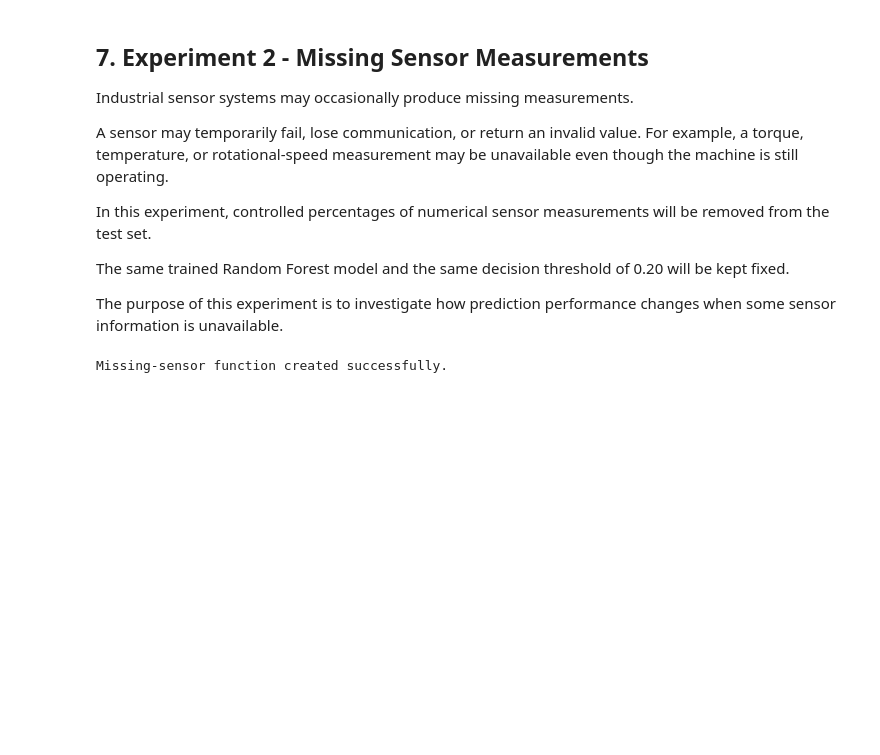
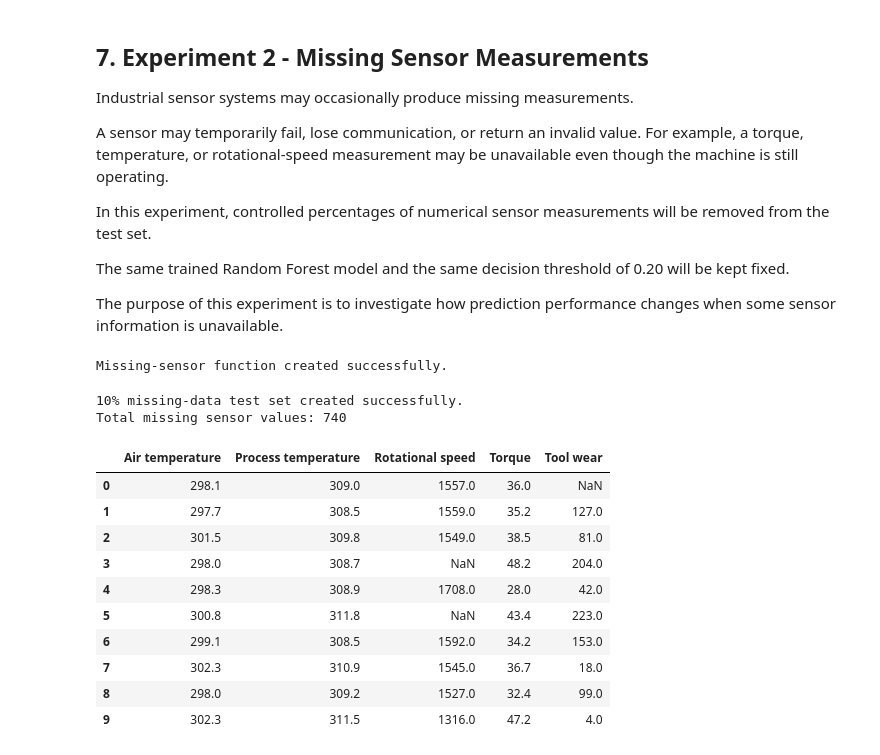
Before and after one commit to aacaas5/reliable-machine-failure-prediction-under-imbalanced-and-corrupted-sensor-data, a Jupyter notebook: notebooks/03_robustness_experiments.ipynb, the cells around one changed output. Cells and saved outputs as stored; diff of their text form; code cells hidden in the pictures; blank space fills up the shorter version.

```diff
--- a/notebooks/03_robustness_experiments.ipynb
+++ b/notebooks/03_robustness_experiments.ipynb
@@ -820,3 +820,65 @@ def add_missing_sensor_values(
 print("Missing-sensor function created successfully.")
 # %% [output]
 Missing-sensor function created successfully.
+# %%
+X_test_missing_10 = X_test.copy()
+
+# Convert numerical sensor columns to float
+# so that they can store NaN missing values
+X_test_missing_10[
+    numeric_sensor_features
+] = X_test_missing_10[
+    numeric_sensor_features
+].astype(float)
+
+rng = np.random.default_rng(RANDOM_STATE)
+
+random_values = rng.random(
+    size=(
+        len(X_test_missing_10),
+        len(numeric_sensor_features)
+    )
+)
+
+missing_mask = random_values < 0.10
+
+X_test_missing_10[
+    numeric_sensor_features
+] = X_test_missing_10[
+    numeric_sensor_features
+].mask(missing_mask)
+
+print("10% missing-data test set created successfully.")
+
+print(
+    "Total missing sensor values:",
+    X_test_missing_10[numeric_sensor_features]
+    .isna()
+    .sum()
+    .sum()
+)
+# %% [output]
+10% missing-data test set created successfully.
+Total missing sensor values: 740
+# %%
+missing_comparison = pd.DataFrame({
+    "Air temperature": X_test_missing_10["Air temperature"].head(10).values,
+    "Process temperature": X_test_missing_10["Process temperature"].head(10).values,
+    "Rotational speed": X_test_missing_10["Rotational speed"].head(10).values,
+    "Torque": X_test_missing_10["Torque"].head(10).values,
+    "Tool wear": X_test_missing_10["Tool wear"].head(10).values
+})
+
+display(missing_comparison)
+# %% [output]
+|  | Air temperature | Process temperature | Rotational speed | Torque | Tool wear |
+| 0 | 298.1 | 309.0 | 1557.0 | 36.0 | NaN |
+| 1 | 297.7 | 308.5 | 1559.0 | 35.2 | 127.0 |
+| 2 | 301.5 | 309.8 | 1549.0 | 38.5 | 81.0 |
+| 3 | 298.0 | 308.7 | NaN | 48.2 | 204.0 |
+| 4 | 298.3 | 308.9 | 1708.0 | 28.0 | 42.0 |
+| 5 | 300.8 | 311.8 | NaN | 43.4 | 223.0 |
+| 6 | 299.1 | 308.5 | 1592.0 | 34.2 | 153.0 |
+| 7 | 302.3 | 310.9 | 1545.0 | 36.7 | 18.0 |
+| 8 | 298.0 | 309.2 | 1527.0 | 32.4 | 99.0 |
+| 9 | 302.3 | 311.5 | 1316.0 | 47.2 | 4.0 |
```
Also changed, not shown: parts of 22 cells of this notebook, 3 other files.
